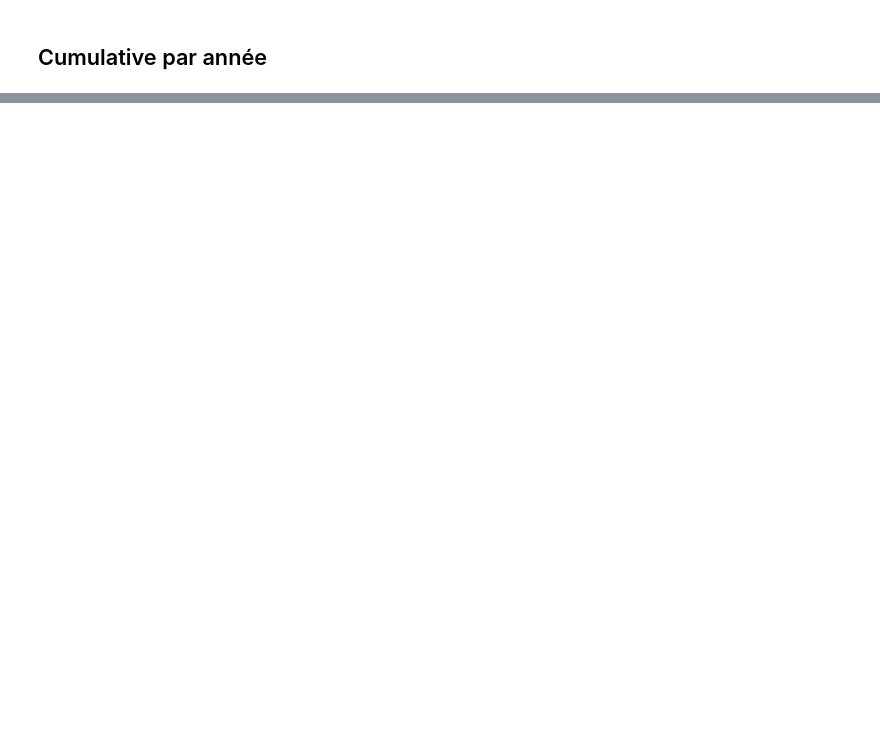
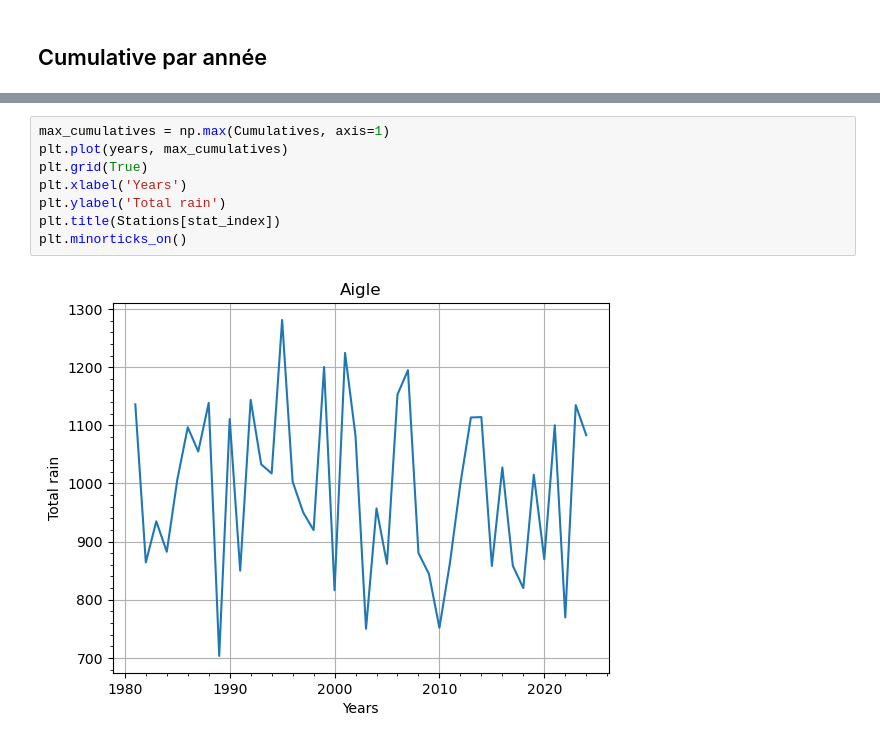
Before and after one commit to Eugnmttx/RainAnalysis, a Jupyter notebook: Version1/Cumulative_and_MM.ipynb, the cells around one changed output, grey strips where cells are left out. Drawn from its saved outputs; the diff is of its cells as text; blank space fills up the shorter version.

```diff
--- a/Version1/Cumulative_and_MM.ipynb
+++ b/Version1/Cumulative_and_MM.ipynb
@@ -166,0 +169,10 @@ plt.show()
+# %%
+max_cumulatives = np.max(Cumulatives, axis=1)
+plt.plot(years, max_cumulatives)
+plt.grid(True)
+plt.xlabel('Years')
+plt.ylabel('Total rain')
+plt.title(Stations[stat_index])
+plt.minorticks_on()
+# %% [output]
+[figure, added]
```
Also changed, not shown: parts of 9 cells of this notebook, 1 other file.
